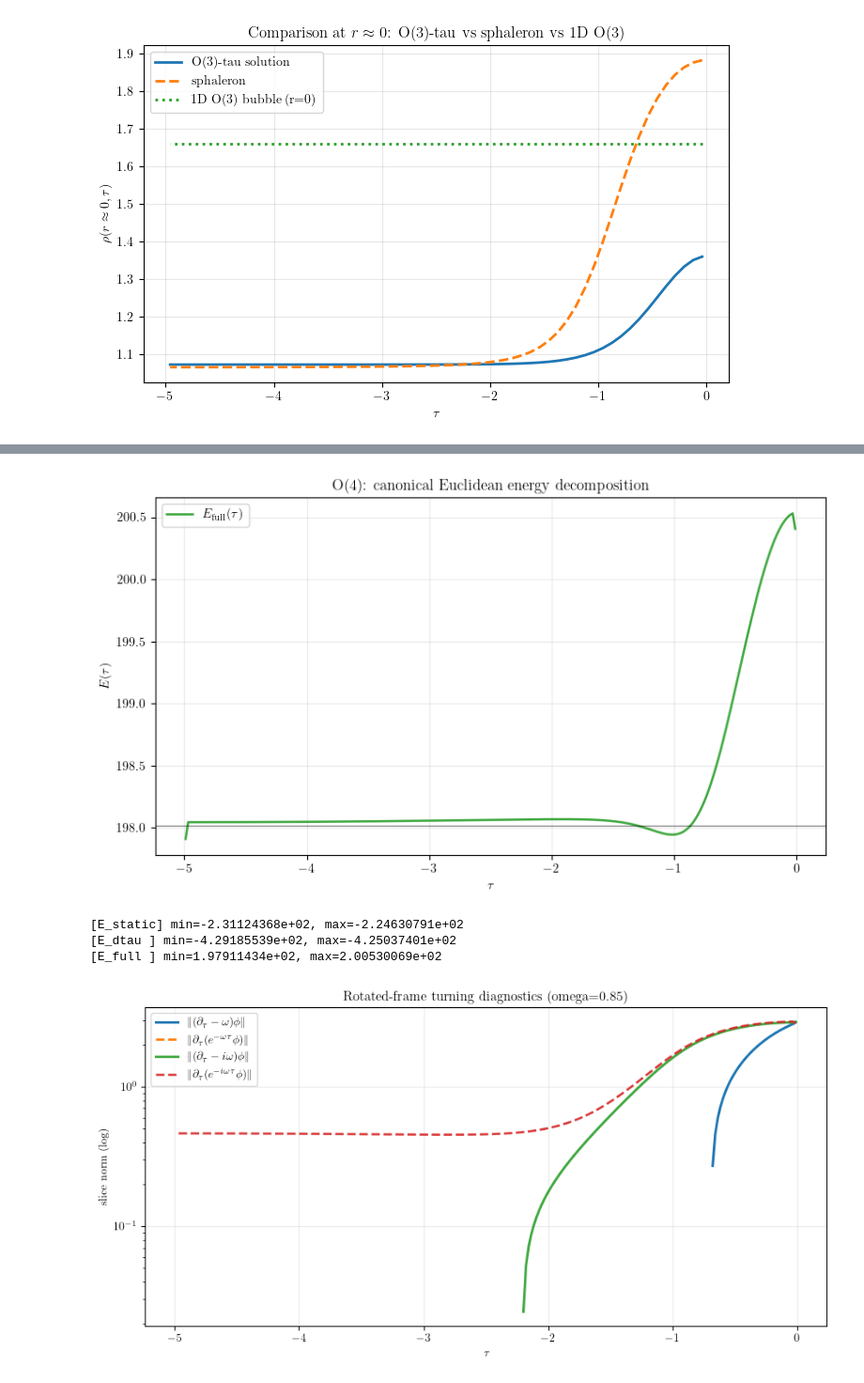
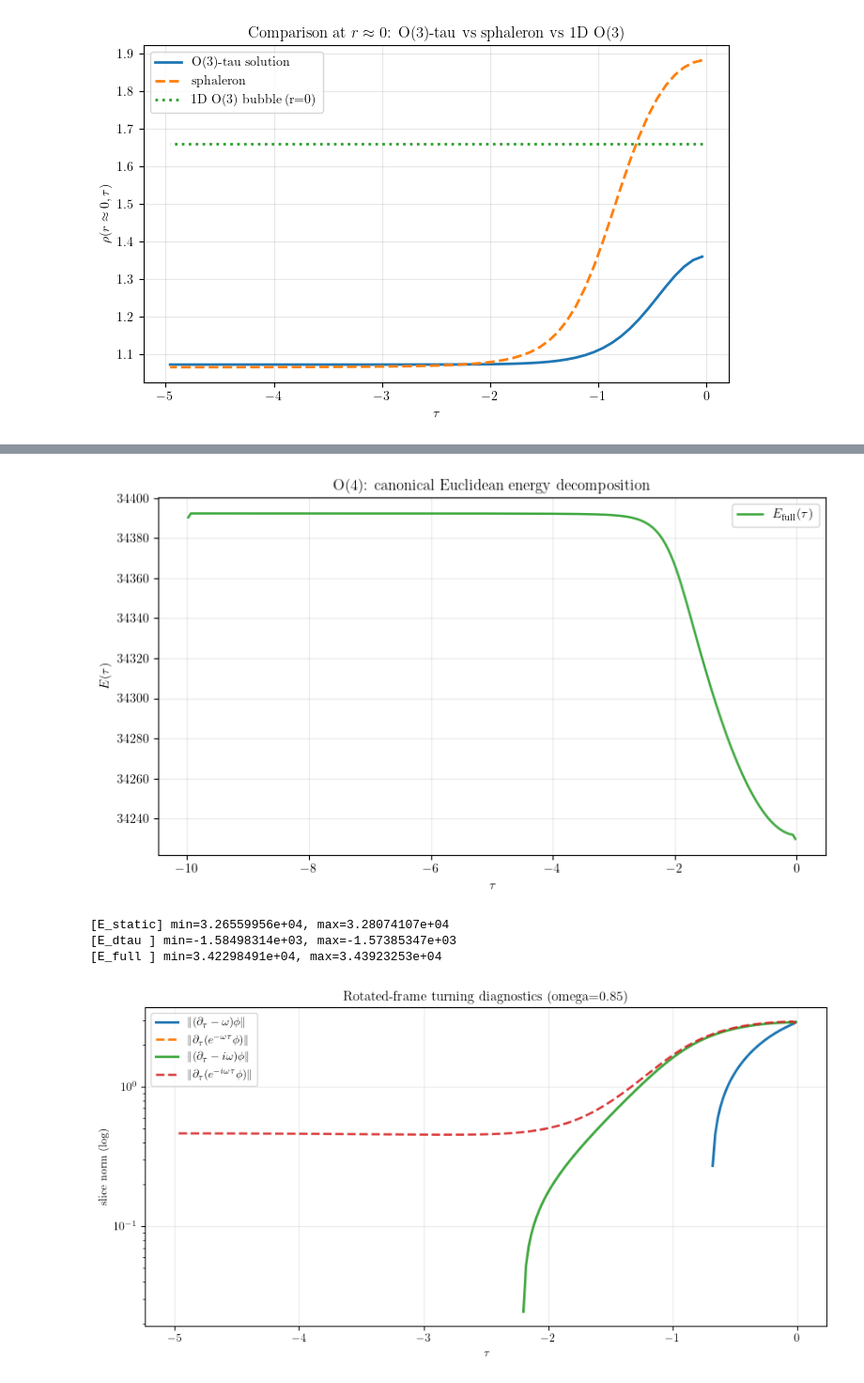
Before and after one commit to GiulioBarni/Qubble, a Jupyter notebook: Bubble_finder/notebooks/SeedSearch_NewAnsatz.ipynb, the cells around one changed output, grey strips where cells are left out. Shown at 94% size. Drawn from its saved outputs; the diff is of its cells as text; code cells hidden in the pictures.

```diff
--- a/Bubble_finder/notebooks/SeedSearch_NewAnsatz.ipynb
+++ b/Bubble_finder/notebooks/SeedSearch_NewAnsatz.ipynb
@@ -226,8 +250,8 @@ def assert_nontrivial_solution(solver, sol, name="sol", tau0=0.0):
     rho_map = solver.rho_map(y, ybar)
     print(f"  {name} rho_map: min={float(rho_map.min()):.6e}, max={float(rho_map.max()):.6e}")
     phi, phibar = solver.phi(y, ybar)
-    rho_manual = np.sqrt(np.maximum((phi * phibar).real, 0.0))
-    print(f"  {name} rho_manual: min={float(rho_manual.min()):.6e}, max={float(rho_manual.max()):.6e}")
+    rho_manual = np.sqrt(2.0 * np.maximum((phi * phibar).real, 0.0))
+    print(f"  {name} rho_manual (rho_phys): min={float(rho_manual.min()):.6e}, max={float(rho_manual.max()):.6e}")
     if nory < 1e-8 or (rho_manual.max() - rho_manual.min()) < 1e-6:
         raise RuntimeError(
             f"{name} looks trivial/banal; stop here and fix sol selection"
@@ -930,9 +1098,9 @@ Per ciascun seed:
 3. eseguiamo Newton con il solver 2D;
 4. calcoliamo gli autovalori più bassi di $J_s = (J + J^T)/2$ e contiamo i modi negativi.
 # %%
-# Setup: 1D bubble profile and target charge for comparison
+# Setup: 1D bubble profiles and target charge for comparison
 from Bubble_finder.ansatz_seed_search import (
-    make_bubble_profile_1d_from_solve_bounce,
+    make_bubble_profile_1d_for_solver,
     build_seed_O3_tau,
     build_seed_O3_r,
     build_seed_O4_from_rho_of_s,
@@ -953,7 +1121,14 @@ from Bubble_finder import observables_2d
 omega_ref = float(omega)
 omega_tilde = float(omega)
 
-bubble_profile_1d = make_bubble_profile_1d_from_solve_bounce(solve_bounce, PHI0, V1, V2)
+bubble_profile_1d_O3 = make_bubble_profile_1d_for_solver(
+    solver, solve_bounce, PHI0, V1, V2, d=3
+)
+bubble_profile_1d_O4 = make_bubble_profile_1d_for_solver(
+    solver, solve_bounce, PHI0, V1, V2, d=4
+)
+# Backward-compatible alias for existing O(3) seed cells
+bubble_profile_1d = bubble_profile_1d_O3
 
 Q_target = observables_2d.compute_charge_tau0_ghost_2d(
     solver,
@@ -962,7 +1137,13 @@ Q_target = observables_2d.compute_charge_tau0_ghost_2d(
     subtract_background=False,
 )
 
+# Sanity 1: O(4) tail should be at false vacuum
+Smax_o4 = float(getattr(bubble_profile_1d_O4, "profile_S_max", np.max(solver.grid.r)))
+phi_tail_o4 = float(bubble_profile_1d_O4(float(omega_tilde), np.array([Smax_o4]))[0][0])
+phi_false_o4 = float(solve_bounce(PHI0, V1, V2, float(omega_tilde), d=4, rmax=Smax_o4, extend_to=Smax_o4)[3])
 print("omega_ref = omega_tilde =", omega_ref)
 print("Q_target =", Q_target)
+print(f"[sanity tail O4] Smax={Smax_o4:.6g}, phi_tail={phi_tail_o4:.10f}, phi_false={phi_false_o4:.10f}, |Δ|={abs(phi_tail_o4 - phi_false_o4):.3e}")
+assert abs(phi_tail_o4 - phi_false_o4) < 1e-6, "O4 profile tail is not at false vacuum"
 # %% [output]
 omega_ref = omega_tilde = 0.85
@@ -2015,15 +2505,25 @@ Curvature check [O4 along most-negative mode]: rel_mismatch = 9.566e-01
 import numpy as np
 import matplotlib.pyplot as plt
 
-if 'sol_O4' not in dir() or sol_O4 is None:
-    raise RuntimeError("sol_O4 non disponibile: esegui prima la cella O(4) con Newton/eta-scan")
-
-solver_E = solver_O4 if 'solver_O4' in dir() else (solver_O4_grid if 'solver_O4_grid' in dir() else solver)
+if 'solver_O4_pass2_grid' in dir() and solver_O4_pass2_grid is not None:
+    solver_E = solver_O4_pass2_grid
+    if 'sol_O4_pass2' in dir() and sol_O4_pass2 is not None:
+        sol_E = sol_O4_pass2
+    else:
+        raise RuntimeError("solver_O4_pass2_grid disponibile ma sol_O4_pass2 mancante")
+elif 'solver_O4_grid' in dir() and solver_O4_grid is not None:
+    solver_E = solver_O4_grid
+    if 'sol_O4' in dir() and sol_O4 is not None:
+        sol_E = sol_O4
+    else:
+        raise RuntimeError("sol_O4 non disponibile: esegui prima la cella O(4) con Newton/eta-scan")
+else:
+    raise RuntimeError("Nessun solver O4 disponibile: esegui prima le celle O4")
 
 r = np.asarray(solver_E.grid.r, dtype=float).flatten()
 tau = np.asarray(solver_E.grid.tau, dtype=float).flatten()
 
-phi, phibar = solver_E.phi(sol_O4.y, sol_O4.ybar)
+phi, phibar = solver_E.phi(sol_E.y, sol_E.ybar)
 phi = np.asarray(phi)
 phibar = np.asarray(phibar)
 
@@ -2069,38 +2569,38 @@ rho_t = np.maximum((phi_t * phibar_t).real, 0.0)
 V_t = solver_E.U(np.sqrt(rho_t))
 spatial_t = (dphi_dr * dphibar_dr).real
 tau_kin_t = (dphi_dtau * dphibar_dtau).real
 
 E_static_tau = 4.0 * np.pi * np.trapezoid((spatial_t + V_t) * (r[None, :] ** 2), r, axis=1)
 E_tau_deriv = 4.0 * np.pi * np.trapezoid(tau_kin_t * (r[None, :] ** 2), r, axis=1)
 E_full_tau = E_static_tau - E_tau_deriv #- 4.0 * np.pi * omega_eff**2 * np.trapezoid((phi_t*phibar_t) * (r[None, :] ** 2), r, axis=1)
 
 order = np.argsort(tau)
 tau_sorted = tau[order]
 E_static_sorted = E_static_tau[order]
 E_tau_deriv_sorted = E_tau_deriv[order]
 E_full_sorted = E_full_tau[order]
 
 plt.figure(figsize=(8.2, 4.8))
 #plt.plot(tau_sorted, E_static_sorted, lw=2.2, color='tab:blue', label=r"$E_{\mathrm{static}}(\tau)$")
 #plt.plot(tau_sorted, E_tau_deriv_sorted, lw=2.0, ls='--', color='tab:orange', label=r"$E_{\partial_\tau}(\tau)$")
 plt.plot(tau_sorted, E_full_sorted, lw=1.8, color='tab:green', alpha=0.9, label=r"$E_{\mathrm{full}}(\tau)$")
-plt.axhline(1.98018875e+02, color='k', lw=0.8, alpha=0.5)
+#plt.axhline(1.98018875e+02, color='k', lw=0.8, alpha=0.5)
 plt.xlabel(r"$\tau$")
 plt.ylabel(r"$E(\tau)$")
 plt.title(r"O(4): canonical Euclidean energy decomposition")
 plt.grid(alpha=0.25)
 plt.legend()
 plt.tight_layout()
 plt.show()
 
 print(f"[E_static] min={np.min(E_static_sorted):.8e}, max={np.max(E_static_sorted):.8e}")
 print(f"[E_dtau ] min={np.min(E_tau_deriv_sorted):.8e}, max={np.max(E_tau_deriv_sorted):.8e}")
 print(f"[E_full ] min={np.min(E_full_sorted):.8e}, max={np.max(E_full_sorted):.8e}")
 # %% [output]
-[figure, old version]
+[figure, new version]
-[E_static] min=-2.31124368e+02, max=-2.24630791e+02
-[E_dtau ] min=-4.29185539e+02, max=-4.25037401e+02
-[E_full ] min=1.97911434e+02, max=2.00530069e+02
+[E_static] min=3.26559956e+04, max=3.28074107e+04
+[E_dtau ] min=-1.58498314e+03, max=-1.57385347e+03
+[E_full ] min=3.42298491e+04, max=3.43923253e+04
 # %%
 # --- Check B: "rotated-frame" turning-point diagnostic + plots ---
 # We test both conventions:
```
Also changed, not shown: parts of 17 cells of this notebook, 19 other files.
